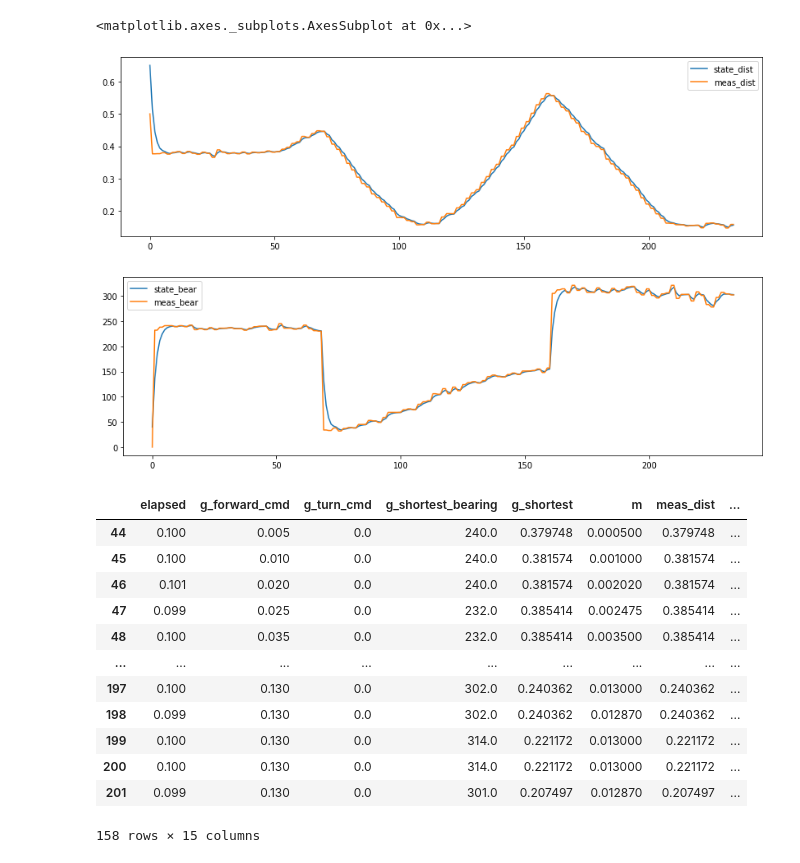
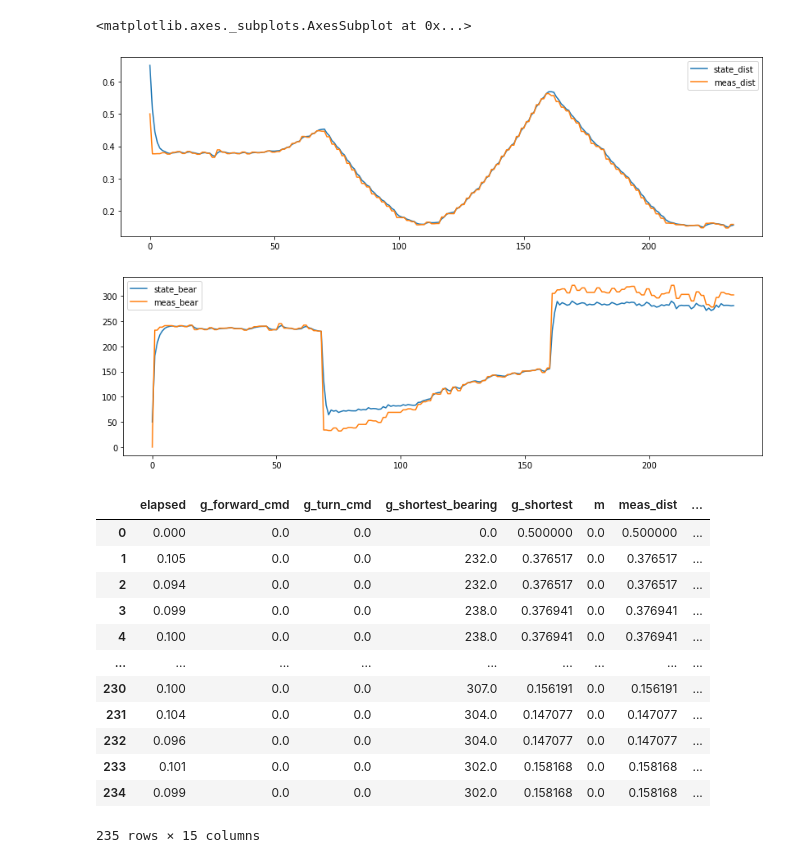
Before and after one commit to campusrover/2020prrexamples, a Jupyter notebook: scripts/kalman/Kalman Bestest.ipynb, the cells around one changed output. Drawn from its saved outputs; the diff is of its cells as text; code cells hidden in the pictures.

```diff
--- a/scripts/kalman/Kalman Bestest.ipynb
+++ b/scripts/kalman/Kalman Bestest.ipynb
@@ -77,26 +76,27 @@ df = test_harnass(0.5)
 # %%
+df = test_harnass(0.5)
 df.plot(y=['state_dist', 'meas_dist'], figsize=[14,4])
 df.plot(y=['state_bear', 'meas_bear'], figsize=[14,4])
 # %% [output]
 <matplotlib.axes._subplots.AxesSubplot at 0x...>
-[figure, old version]
+[figure, new version]
-[figure, old version]
+[figure, new version]
-# %%
-df[df['m'] > 0]
-# %% [output]
-|  | elapsed | g_forward_cmd | g_turn_cmd | g_shortest_bearing | g_shortest | m | meas_dist | ... |
-| 44 | 0.100 | 0.005 | 0.0 | 240.0 | 0.379748 | 0.000500 | 0.379748 | ... |
-| 45 | 0.100 | 0.010 | 0.0 | 240.0 | 0.381574 | 0.001000 | 0.381574 | ... |
-| 46 | 0.101 | 0.020 | 0.0 | 240.0 | 0.381574 | 0.002020 | 0.381574 | ... |
-| 47 | 0.099 | 0.025 | 0.0 | 232.0 | 0.385414 | 0.002475 | 0.385414 | ... |
-| 48 | 0.100 | 0.035 | 0.0 | 232.0 | 0.385414 | 0.003500 | 0.385414 | ... |
-| ... | ... | ... | ... | ... | ... | ... | ... | ... |
-| 197 | 0.100 | 0.130 | 0.0 | 302.0 | 0.240362 | 0.013000 | 0.240362 | ... |
-| 198 | 0.099 | 0.130 | 0.0 | 302.0 | 0.240362 | 0.012870 | 0.240362 | ... |
-| 199 | 0.100 | 0.130 | 0.0 | 314.0 | 0.221172 | 0.013000 | 0.221172 | ... |
-| 200 | 0.100 | 0.130 | 0.0 | 314.0 | 0.221172 | 0.013000 | 0.221172 | ... |
-| 201 | 0.099 | 0.130 | 0.0 | 301.0 | 0.207497 | 0.012870 | 0.207497 | ... |
-158 rows × 15 columns
+# %%
+df
+# %% [output]
+|  | elapsed | g_forward_cmd | g_turn_cmd | g_shortest_bearing | g_shortest | m | meas_dist | ... |
+| 0 | 0.000 | 0.0 | 0.0 | 0.0 | 0.500000 | 0.0 | 0.500000 | ... |
+| 1 | 0.105 | 0.0 | 0.0 | 232.0 | 0.376517 | 0.0 | 0.376517 | ... |
+| 2 | 0.094 | 0.0 | 0.0 | 232.0 | 0.376517 | 0.0 | 0.376517 | ... |
+| 3 | 0.099 | 0.0 | 0.0 | 238.0 | 0.376941 | 0.0 | 0.376941 | ... |
+| 4 | 0.100 | 0.0 | 0.0 | 238.0 | 0.376941 | 0.0 | 0.376941 | ... |
+| ... | ... | ... | ... | ... | ... | ... | ... | ... |
+| 230 | 0.100 | 0.0 | 0.0 | 307.0 | 0.156191 | 0.0 | 0.156191 | ... |
+| 231 | 0.104 | 0.0 | 0.0 | 304.0 | 0.147077 | 0.0 | 0.147077 | ... |
+| 232 | 0.096 | 0.0 | 0.0 | 304.0 | 0.147077 | 0.0 | 0.147077 | ... |
+| 233 | 0.101 | 0.0 | 0.0 | 302.0 | 0.158168 | 0.0 | 0.158168 | ... |
+| 234 | 0.099 | 0.0 | 0.0 | 302.0 | 0.158168 | 0.0 | 0.158168 | ... |
+235 rows × 15 columns
 # %%
 # elapsed,g_forward_cmd,g_turn_cmd,g_shortest_bearing,g_shortest
 for K in range(0, 5):
```
Also changed, not shown: parts of 8 cells of this notebook, 3 other files.
